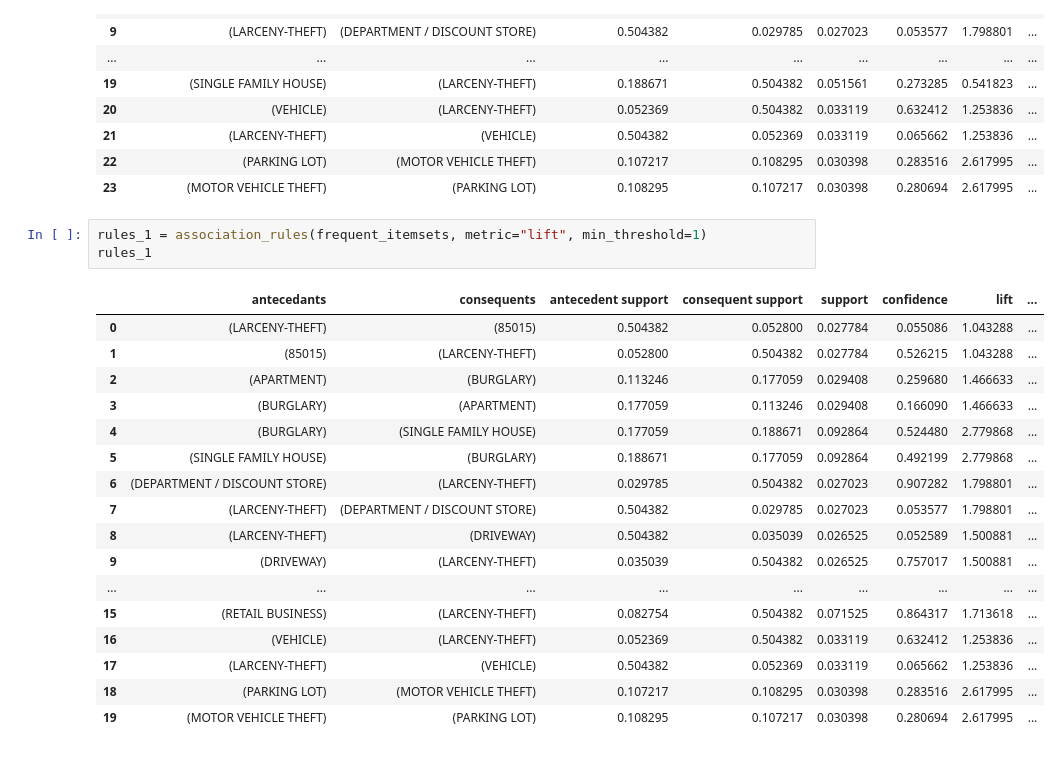
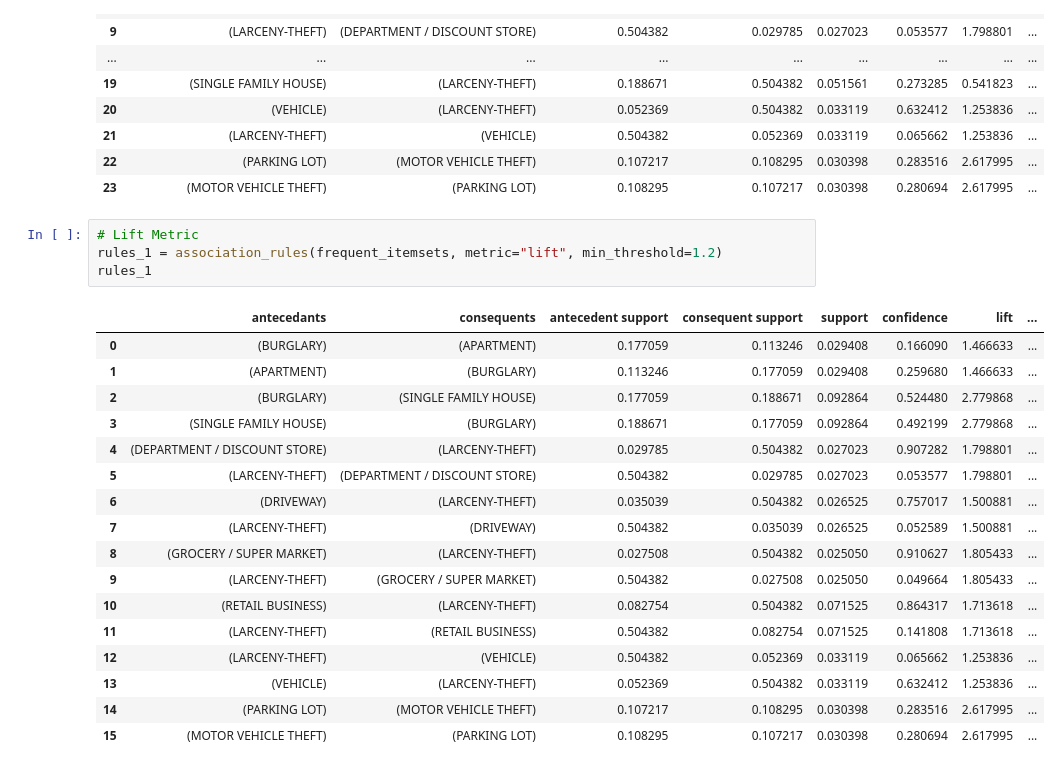
Before and after one commit to jpeterson28/DSCT_Capstone1, a Jupyter notebook: Code.ipynb, the cells around one changed output. Saved outputs shown, nothing was run; the diff lists cells and outputs as text.

```diff
--- a/Code.ipynb
+++ b/Code.ipynb
@@ -256,23 +256,24 @@ rules
 | 22 | (PARKING LOT) | (MOTOR VEHICLE THEFT) | 0.107217 | 0.108295 | 0.030398 | 0.283516 | 2.617995 | ... |
 | 23 | (MOTOR VEHICLE THEFT) | (PARKING LOT) | 0.108295 | 0.107217 | 0.030398 | 0.280694 | 2.617995 | ... |
 # %%
-rules_1 = association_rules(frequent_itemsets, metric="lift", min_threshold=1)
+# Lift Metric
+rules_1 = association_rules(frequent_itemsets, metric="lift", min_threshold=1.2)
 rules_1
 # %% [output]
 |  | antecedants | consequents | antecedent support | consequent support | support | confidence | lift | ... |
-| 0 | (LARCENY-THEFT) | (85015) | 0.504382 | 0.052800 | 0.027784 | 0.055086 | 1.043288 | ... |
-| 1 | (85015) | (LARCENY-THEFT) | 0.052800 | 0.504382 | 0.027784 | 0.526215 | 1.043288 | ... |
-| 2 | (APARTMENT) | (BURGLARY) | 0.113246 | 0.177059 | 0.029408 | 0.259680 | 1.466633 | ... |
-| 3 | (BURGLARY) | (APARTMENT) | 0.177059 | 0.113246 | 0.029408 | 0.166090 | 1.466633 | ... |
-| 4 | (BURGLARY) | (SINGLE FAMILY HOUSE) | 0.177059 | 0.188671 | 0.092864 | 0.524480 | 2.779868 | ... |
-| 5 | (SINGLE FAMILY HOUSE) | (BURGLARY) | 0.188671 | 0.177059 | 0.092864 | 0.492199 | 2.779868 | ... |
-| 6 | (DEPARTMENT / DISCOUNT STORE) | (LARCENY-THEFT) | 0.029785 | 0.504382 | 0.027023 | 0.907282 | 1.798801 | ... |
-| 7 | (LARCENY-THEFT) | (DEPARTMENT / DISCOUNT STORE) | 0.504382 | 0.029785 | 0.027023 | 0.053577 | 1.798801 | ... |
-| 8 | (LARCENY-THEFT) | (DRIVEWAY) | 0.504382 | 0.035039 | 0.026525 | 0.052589 | 1.500881 | ... |
-| 9 | (DRIVEWAY) | (LARCENY-THEFT) | 0.035039 | 0.504382 | 0.026525 | 0.757017 | 1.500881 | ... |
-| ... | ... | ... | ... | ... | ... | ... | ... | ... |
-| 15 | (RETAIL BUSINESS) | (LARCENY-THEFT) | 0.082754 | 0.504382 | 0.071525 | 0.864317 | 1.713618 | ... |
-| 16 | (VEHICLE) | (LARCENY-THEFT) | 0.052369 | 0.504382 | 0.033119 | 0.632412 | 1.253836 | ... |
-| 17 | (LARCENY-THEFT) | (VEHICLE) | 0.504382 | 0.052369 | 0.033119 | 0.065662 | 1.253836 | ... |
-| 18 | (PARKING LOT) | (MOTOR VEHICLE THEFT) | 0.107217 | 0.108295 | 0.030398 | 0.283516 | 2.617995 | ... |
-| 19 | (MOTOR VEHICLE THEFT) | (PARKING LOT) | 0.108295 | 0.107217 | 0.030398 | 0.280694 | 2.617995 | ... |
+| 0 | (BURGLARY) | (APARTMENT) | 0.177059 | 0.113246 | 0.029408 | 0.166090 | 1.466633 | ... |
+| 1 | (APARTMENT) | (BURGLARY) | 0.113246 | 0.177059 | 0.029408 | 0.259680 | 1.466633 | ... |
+| 2 | (BURGLARY) | (SINGLE FAMILY HOUSE) | 0.177059 | 0.188671 | 0.092864 | 0.524480 | 2.779868 | ... |
+| 3 | (SINGLE FAMILY HOUSE) | (BURGLARY) | 0.188671 | 0.177059 | 0.092864 | 0.492199 | 2.779868 | ... |
+| 4 | (DEPARTMENT / DISCOUNT STORE) | (LARCENY-THEFT) | 0.029785 | 0.504382 | 0.027023 | 0.907282 | 1.798801 | ... |
+| 5 | (LARCENY-THEFT) | (DEPARTMENT / DISCOUNT STORE) | 0.504382 | 0.029785 | 0.027023 | 0.053577 | 1.798801 | ... |
+| 6 | (DRIVEWAY) | (LARCENY-THEFT) | 0.035039 | 0.504382 | 0.026525 | 0.757017 | 1.500881 | ... |
+| 7 | (LARCENY-THEFT) | (DRIVEWAY) | 0.504382 | 0.035039 | 0.026525 | 0.052589 | 1.500881 | ... |
+| 8 | (GROCERY / SUPER MARKET) | (LARCENY-THEFT) | 0.027508 | 0.504382 | 0.025050 | 0.910627 | 1.805433 | ... |
+| 9 | (LARCENY-THEFT) | (GROCERY / SUPER MARKET) | 0.504382 | 0.027508 | 0.025050 | 0.049664 | 1.805433 | ... |
+| 10 | (RETAIL BUSINESS) | (LARCENY-THEFT) | 0.082754 | 0.504382 | 0.071525 | 0.864317 | 1.713618 | ... |
+| 11 | (LARCENY-THEFT) | (RETAIL BUSINESS) | 0.504382 | 0.082754 | 0.071525 | 0.141808 | 1.713618 | ... |
+| 12 | (LARCENY-THEFT) | (VEHICLE) | 0.504382 | 0.052369 | 0.033119 | 0.065662 | 1.253836 | ... |
+| 13 | (VEHICLE) | (LARCENY-THEFT) | 0.052369 | 0.504382 | 0.033119 | 0.632412 | 1.253836 | ... |
+| 14 | (PARKING LOT) | (MOTOR VEHICLE THEFT) | 0.107217 | 0.108295 | 0.030398 | 0.283516 | 2.617995 | ... |
+| 15 | (MOTOR VEHICLE THEFT) | (PARKING LOT) | 0.108295 | 0.107217 | 0.030398 | 0.280694 | 2.617995 | ... |
```
Also changed, not shown: parts of 1 cell of this notebook.
